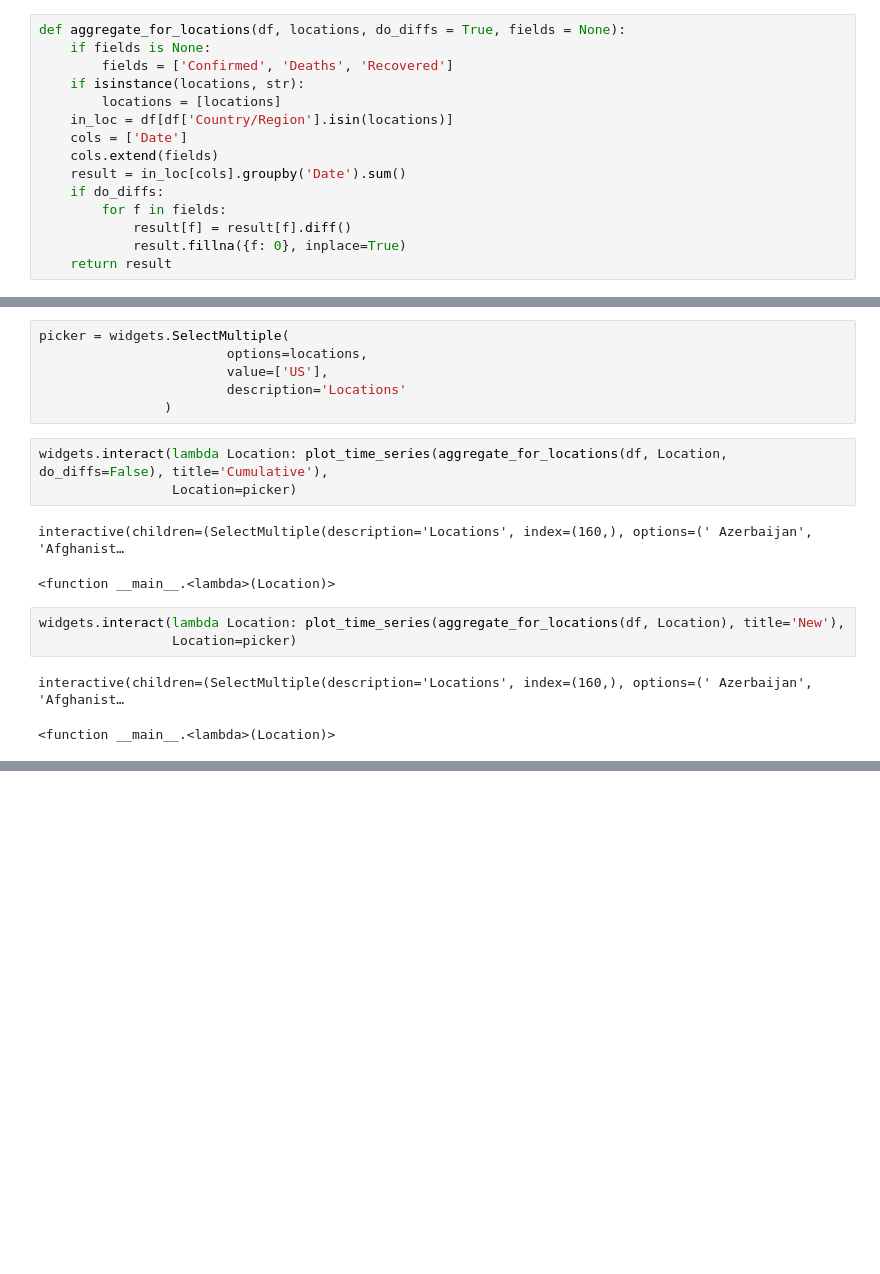
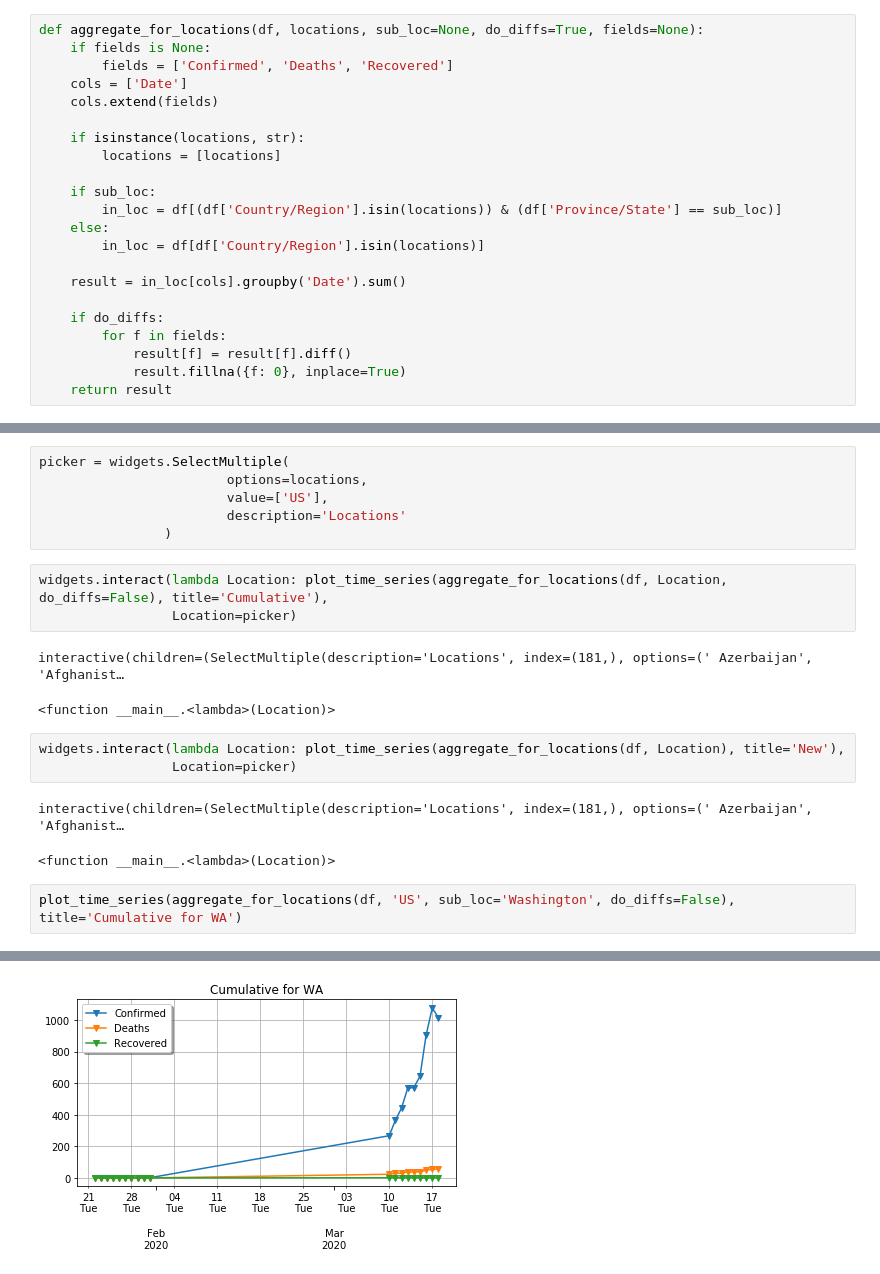
Before and after one commit to gramster/notebooks, a Jupyter notebook: Covid19.ipynb, the cells around one changed output, grey strips where cells are left out. Saved outputs shown, nothing was run; the diff lists cells and outputs as text; blank space fills up the shorter version.

Commit message:
Added sublocation support, and WA and NY plots.

```diff
--- a/Covid19.ipynb
+++ b/Covid19.ipynb
@@ -55,13 +58,20 @@ df.tail(5)
 # %%
-def aggregate_for_locations(df, locations, do_diffs = True, fields = None):
+def aggregate_for_locations(df, locations, sub_loc=None, do_diffs=True, fields=None):
     if fields is None:
         fields = ['Confirmed', 'Deaths', 'Recovered']
+    cols = ['Date']
+    cols.extend(fields)
+
     if isinstance(locations, str):
         locations = [locations]
-    in_loc = df[df['Country/Region'].isin(locations)]
-    cols = ['Date']
-    cols.extend(fields)
+
+    if sub_loc:
+        in_loc = df[(df['Country/Region'].isin(locations)) & (df['Province/State'] == sub_loc)]
+    else:
+        in_loc = df[df['Country/Region'].isin(locations)]
+
     result = in_loc[cols].groupby('Date').sum()
+
     if do_diffs:
         for f in fields:
             result[f] = result[f].diff()
@@ -93,11 +103,14 @@ picker = widgets.SelectMultiple(
 widgets.interact(lambda Location: plot_time_series(aggregate_for_locations(df, Location, do_diffs=False), title='Cumulative'),
                  Location=picker)
 # %% [output]
-interactive(children=(SelectMultiple(description='Locations', index=(160,), options=(' Azerbaijan', 'Afghanist…
+interactive(children=(SelectMultiple(description='Locations', index=(181,), options=(' Azerbaijan', 'Afghanist…
 <function __main__.<lambda>(Location)>
 # %%
 widgets.interact(lambda Location: plot_time_series(aggregate_for_locations(df, Location), title='New'),
                  Location=picker)
 # %% [output]
-interactive(children=(SelectMultiple(description='Locations', index=(160,), options=(' Azerbaijan', 'Afghanist…
+interactive(children=(SelectMultiple(description='Locations', index=(181,), options=(' Azerbaijan', 'Afghanist…
 <function __main__.<lambda>(Location)>
+# %%
+plot_time_series(aggregate_for_locations(df, 'US', sub_loc='Washington', do_diffs=False), title='Cumulative for WA')
+# %% [output]
@@ -103,0 +118 @@ interactive(children=(SelectMultiple(description='Locations', index=(160,), opti
+[figure, added]
```
Also changed, not shown: parts of 4 cells of this notebook.
